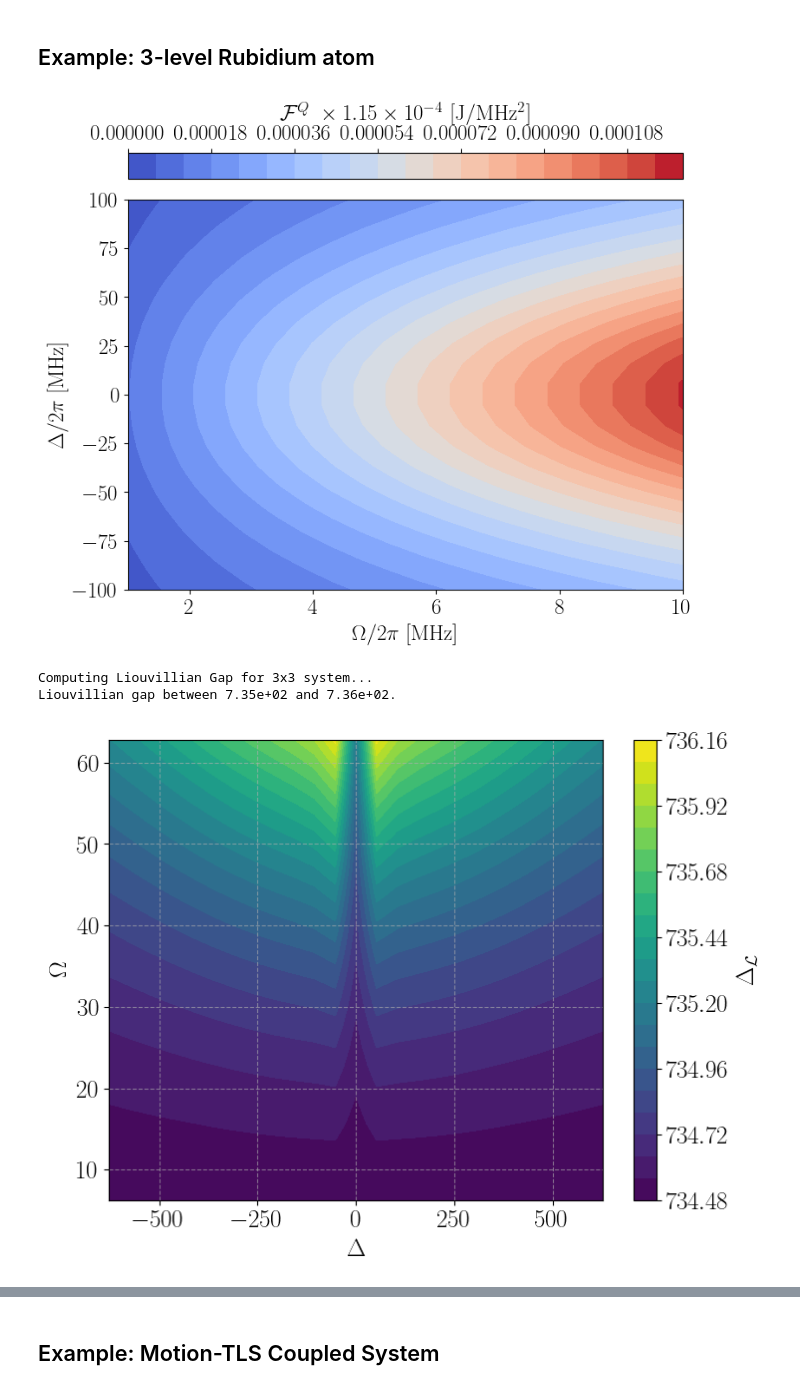
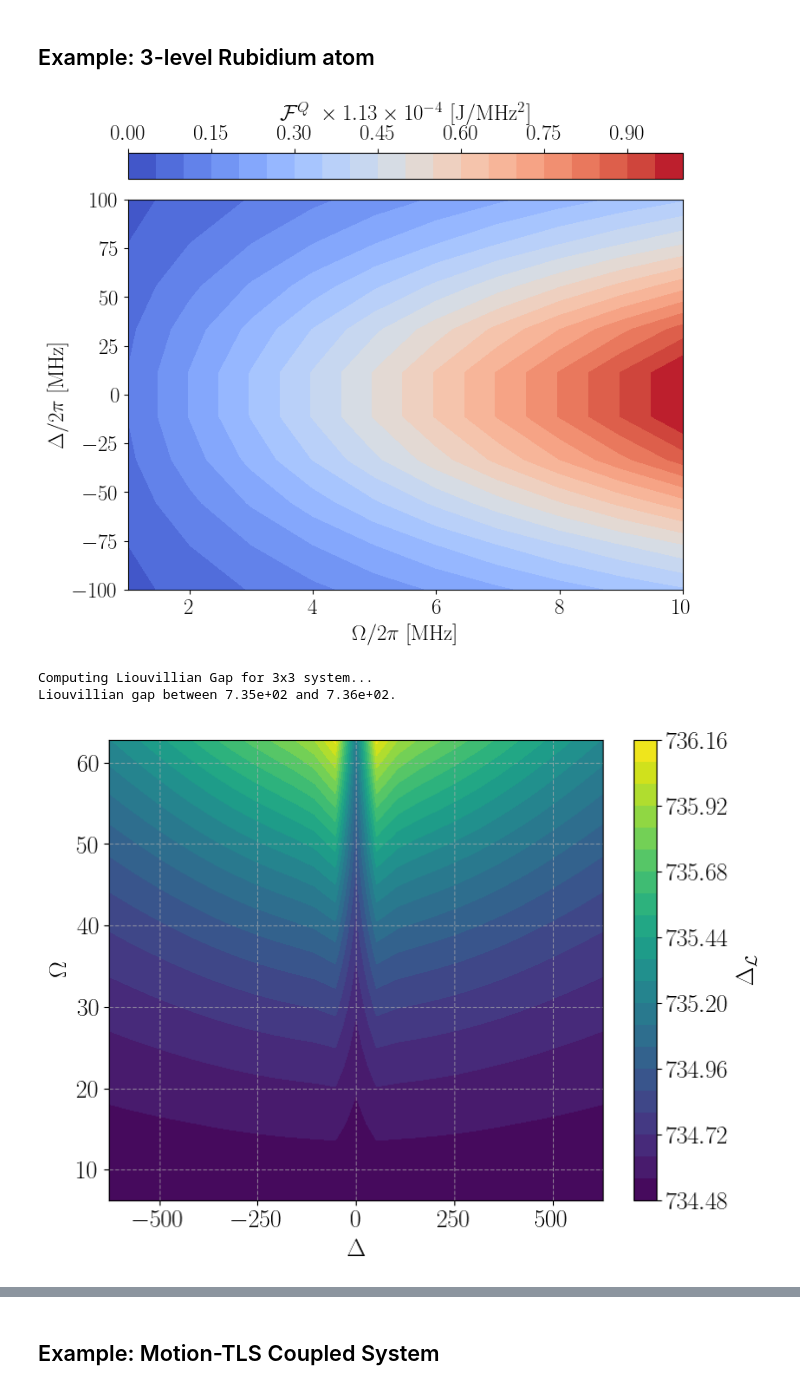
Before and after one commit to JGarwola/Cooling-Rubidium-atoms, a Jupyter notebook: SS_work.ipynb, the cells around one changed output, grey strips where cells are left out. Drawn from its saved outputs; the diff is of its cells as text; code cells hidden in the pictures.

```diff
--- a/SS_work.ipynb
+++ b/SS_work.ipynb
@@ -71,53 +71,53 @@ def diss(r):
 # %%
 H1 = HR
 range_Delta = [r'$\Delta$', -2 * np.pi * 100, 2 * np.pi * 100] # 2π × [-100, 100] MHz
 range_Omega = [r'$\Omega$', 2 * np.pi, 2 * np.pi * 10] # 2π × [1, 10] MHz
 
-p1_grid, p2_grid, curvature_data, max_val = heat_curvature(
+p1_grid, p2_grid, curvature_data, max_val = old_heat_curvature(
     H1, H1, diss,
     ranges=[range_Delta, range_Omega],
-    points=20
+    points=10
 )
 
 fig = plt.figure(figsize=(8, 6))
 ax = fig.add_axes([0.1, 0.08, 0.8, 0.75])
 cp = ax.contourf(p2_grid / (2 * np.pi), p1_grid / (2 * np.pi), np.transpose(curvature_data), levels=20, cmap='coolwarm')
 cax = fig.add_axes([0.1, 0.87, 0.8, 0.05])
 mantissa, exp = f"{max_val:.2e}".split('e')
 cbar = fig.colorbar(cp, cax=cax, orientation='horizontal', label=rf'$\mathcal{{F}}^{{Q}} \; \times {mantissa} \times 10^{{{int(exp)}}} \; \mathrm{{[J/MHz^2]}}$')
 cbar.ax.xaxis.set_label_position('top')
 cbar.ax.xaxis.tick_top()
 ax.set_xlabel(r'$\Omega / 2 \pi \; \mathrm{[MHz]}$')
 ax.set_ylabel(r'$\Delta / 2 \pi \; \mathrm{[MHz]}$')
 plt.savefig('3lvl_Rb.pdf', bbox_inches='tight')
 plt.show()
 
-# # Liouvillian Gap Example
-# liouvillian_gap(
-#     H1,
-#     diss,
-#     params=[r'$\Delta$', r'$\Omega$'],
-#     ranges=[range_Delta,range_Omega],
-#     points=25
-# )
+# Liouvillian Gap Example
+liouvillian_gap(
+    H1,
+    diss,
+    params=[r'$\Delta$', r'$\Omega$'],
+    ranges=[range_Delta,range_Omega],
+    points=25
+)
 
-# # Reversible and Dissipative Heat Example
-# # Cycle path goes over the whole parameter range
-# q_geo, q_diss = compute_cycle_heats(
-#     H1,
-#     H1,
-#     diss,
-#     p_min=[range_Delta[1], range_Omega[1]],
-#     p_max=[range_Delta[2], range_Omega[2]],
-#     tau= 2* np.pi,
-#     points=100
-# )
+# Reversible and Dissipative Heat Example
+# Cycle path goes over the whole parameter range
+q_geo, q_diss = compute_cycle_heats(
+    H1,
+    H1,
+    diss,
+    p_min=[range_Delta[1], range_Omega[1]],
+    p_max=[range_Delta[2], range_Omega[2]],
+    tau= 2* np.pi,
+    points=100
+)
 
-# kB = 1.380649e-23  # Boltzmann constant in J/K
-# hbar = 1.0545718e-34  # Reduced Planck constant in J*s
-# print("Temperature change over the cycle:", (q_geo + q_diss) * hbar / kB, "K")
+kB = 1.380649e-23  # Boltzmann constant in J/K
+hbar = 1.0545718e-34  # Reduced Planck constant in J*s
+print("Temperature change over the cycle:", (q_geo + q_diss) * hbar / kB, "K")
 # %% [output]
-[figure, old version]
+[figure, new version]
 Computing Liouvillian Gap for 3x3 system...
 Liouvillian gap between 7.35e+02 and 7.36e+02.
 [figure]
```
Also changed, not shown: parts of 6 cells of this notebook, 6 other files.
